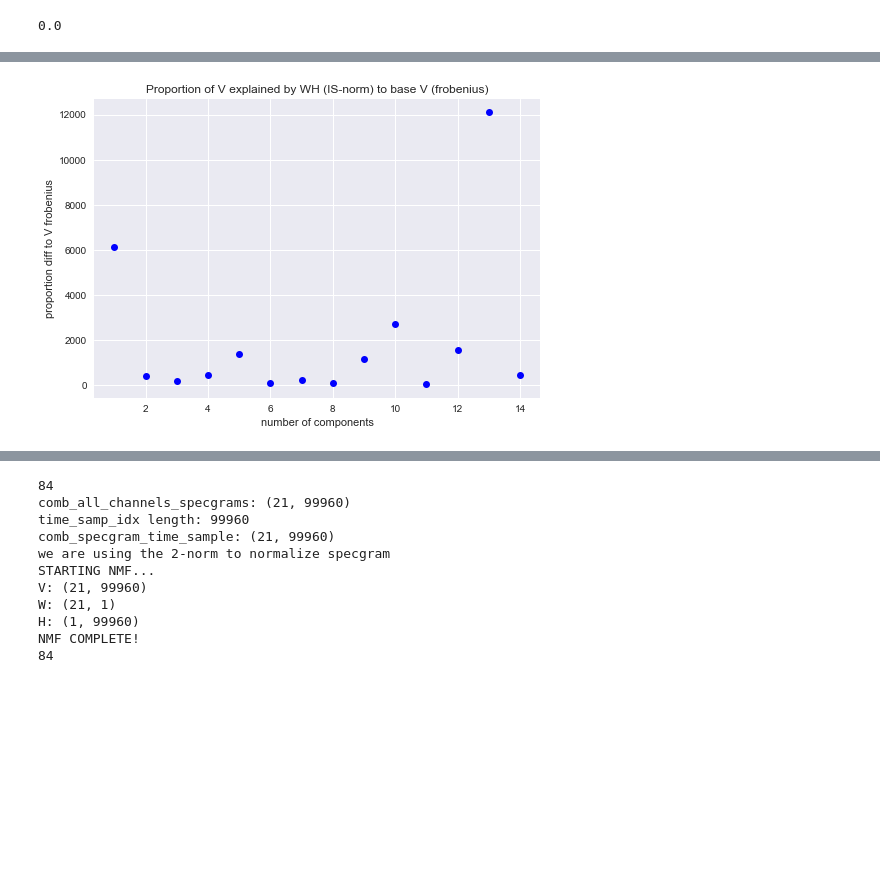
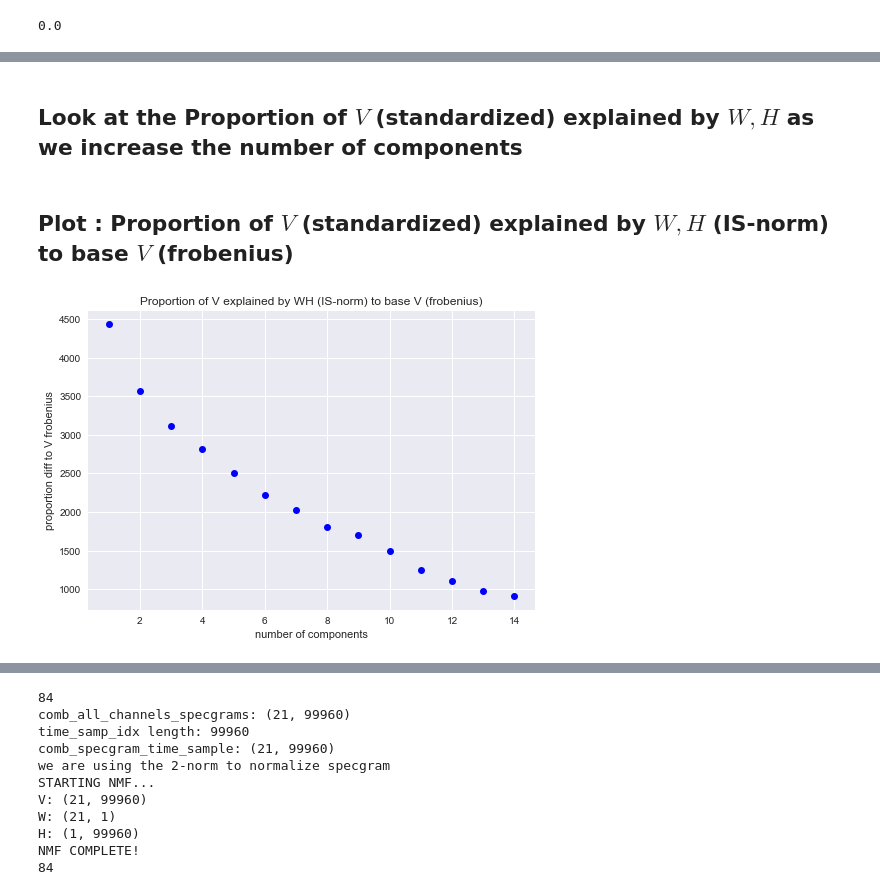
Before and after one commit to shamindras/neuroada_analysis, a Jupyter notebook: Python/nmf-scale-specgram-trials.ipynb, the cells around one changed output, grey strips where cells are left out. Drawn from its saved outputs; the diff is of its cells as text; code cells hidden in the pictures; blank space fills up the shorter version.

```diff
--- a/Python/nmf-scale-specgram-trials.ipynb
+++ b/Python/nmf-scale-specgram-trials.ipynb
@@ -609,10 +620,21 @@ calc_norm_ratio(V=V_specnorm, W=W_specnorm, H=H_specnorm, beta='itakura-saito',
+# %% [markdown]
+## Look at the Proportion of $V$ (standardized) explained by $W, H$ as we increase the number of components
+# %%
+norm_diffs_n_comps_specnorm = [calc_norm_ratio(V=res[0], W=res[1], H=res[2], beta='itakura-saito', base_norm=None) for res in run_multiple_n_comps_specnorm]
+norm_diffs_n_comps_specnorm
+norm_diffs_n_comps_std_specnorm = [calc_norm_ratio(V=res[0], W=res[1], H=res[2], beta='itakura-saito', base_norm='fro') for res in run_multiple_n_comps_specnorm]
+norm_diffs_n_comps_std_specnorm
+norm_diffs_is_to_fro_n_comps_std_specnorm = [calc_norm_ratio(V=res[0], W=res[1], H=res[2], beta='frobenius', base_norm='fro') for res in run_multiple_n_comps_specnorm]
+norm_diffs_is_to_fro_n_comps_std_specnorm
+norm_diffs_is_to_fro_n_comps_specnorm = [calc_norm_ratio(V=res[0], W=res[1], H=res[2], beta='frobenius', base_norm=None) for res in run_multiple_n_comps_specnorm]
+#norm_diffs_is_to_fro_n_comps_specnorm
+# %% [markdown]
+## Plot : Proportion of $V$ (standardized) explained by $W, H$ (IS-norm) to base $V$ (frobenius)
 # %%
-norm_diffs_n_comps_specnorm_std = [calc_norm_ratio(V=res[0], W=res[1], H=res[2], beta='frobenius', base_norm='fro') for res in run_multiple_n_comps_specnorm]
-norm_diffs_n_comps_specnorm_std
-plt.plot(range(1, 15), norm_diffs_n_comps_specnorm_std, 'bo')
+plt.plot(range(1, 15), norm_diffs_n_comps_std_specnorm, 'bo')
 plt.xlabel('number of components')
 plt.ylabel('proportion diff to V frobenius')
 plt.title('Proportion of V explained by WH (IS-norm) to base V (frobenius)')
 plt.show()
 # %% [output]
-[figure, old version]
+[figure, new version]
```
Also changed, not shown: parts of 29 cells of this notebook.
